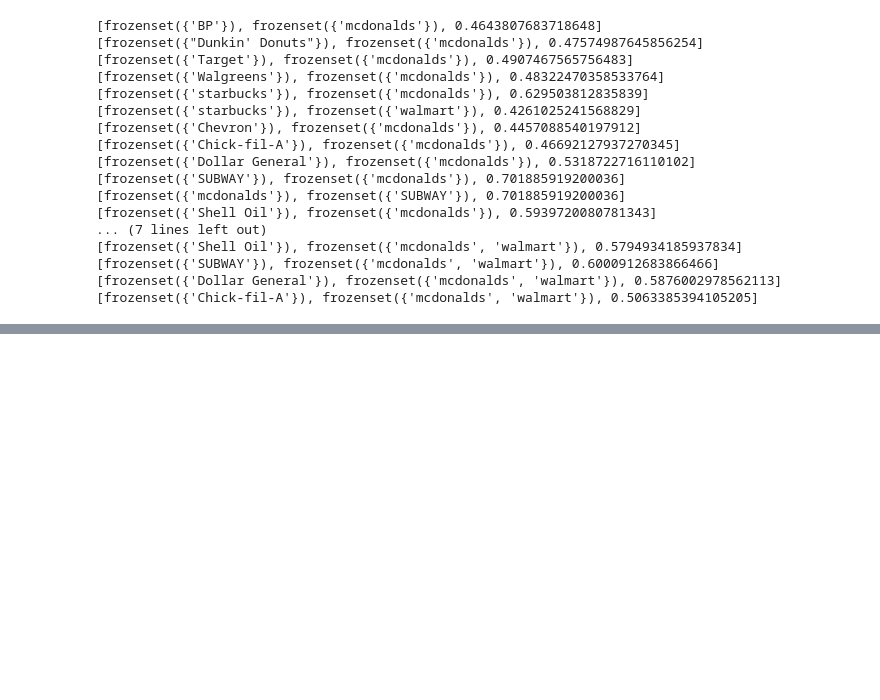
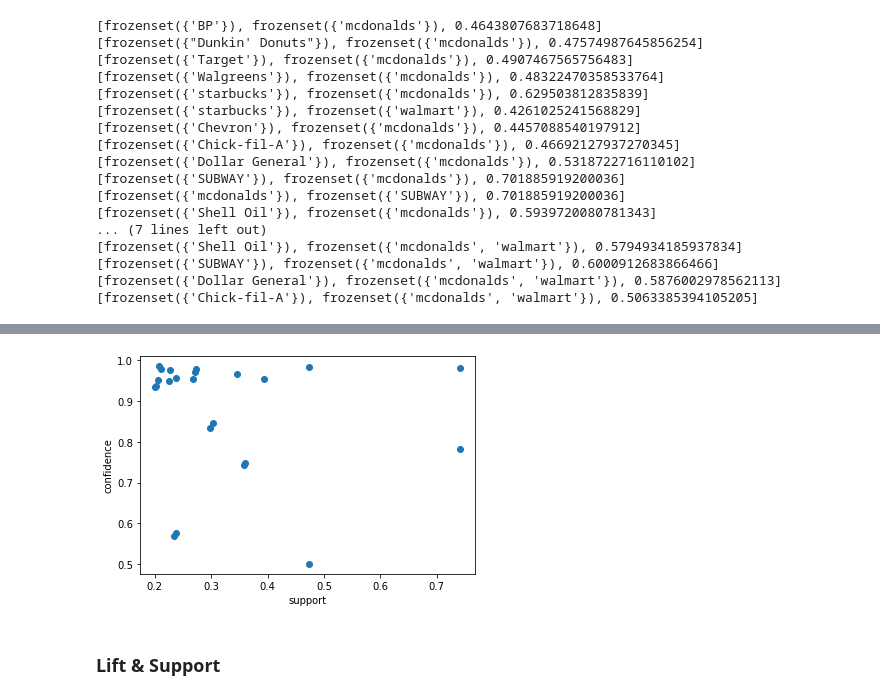
Before and after one commit to Laoannnnn/DataMining2, a Jupyter notebook: consumerVisitor.ipynb, the cells around one changed output, grey strips where cells are left out. Drawn from its saved outputs; the diff is of its cells as text; code cells hidden in the pictures; blank space fills up the shorter version.

```diff
--- a/consumerVisitor.ipynb
+++ b/consumerVisitor.ipynb
@@ -336,0 +371,10 @@ for item in month_cos:
+# %%
+x, y = draw(month_rules)
+plt.xlabel('support')
+plt.ylabel('confidence')
+plt.scatter(x, y)
+plt.show()
+# %% [output]
+[figure, added]
+# %% [markdown]
+### Lift & Support
```
Also changed, not shown: parts of 10 cells of this notebook.
